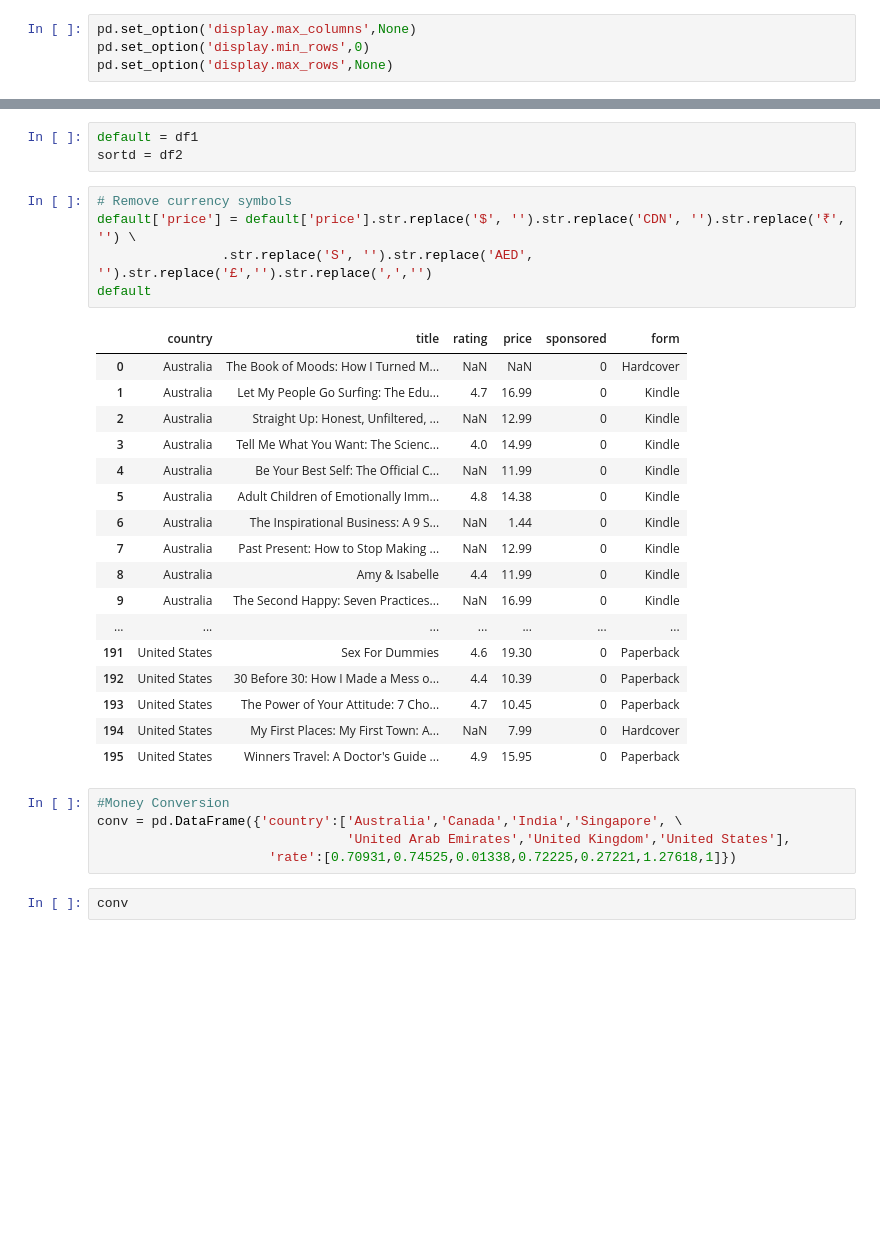
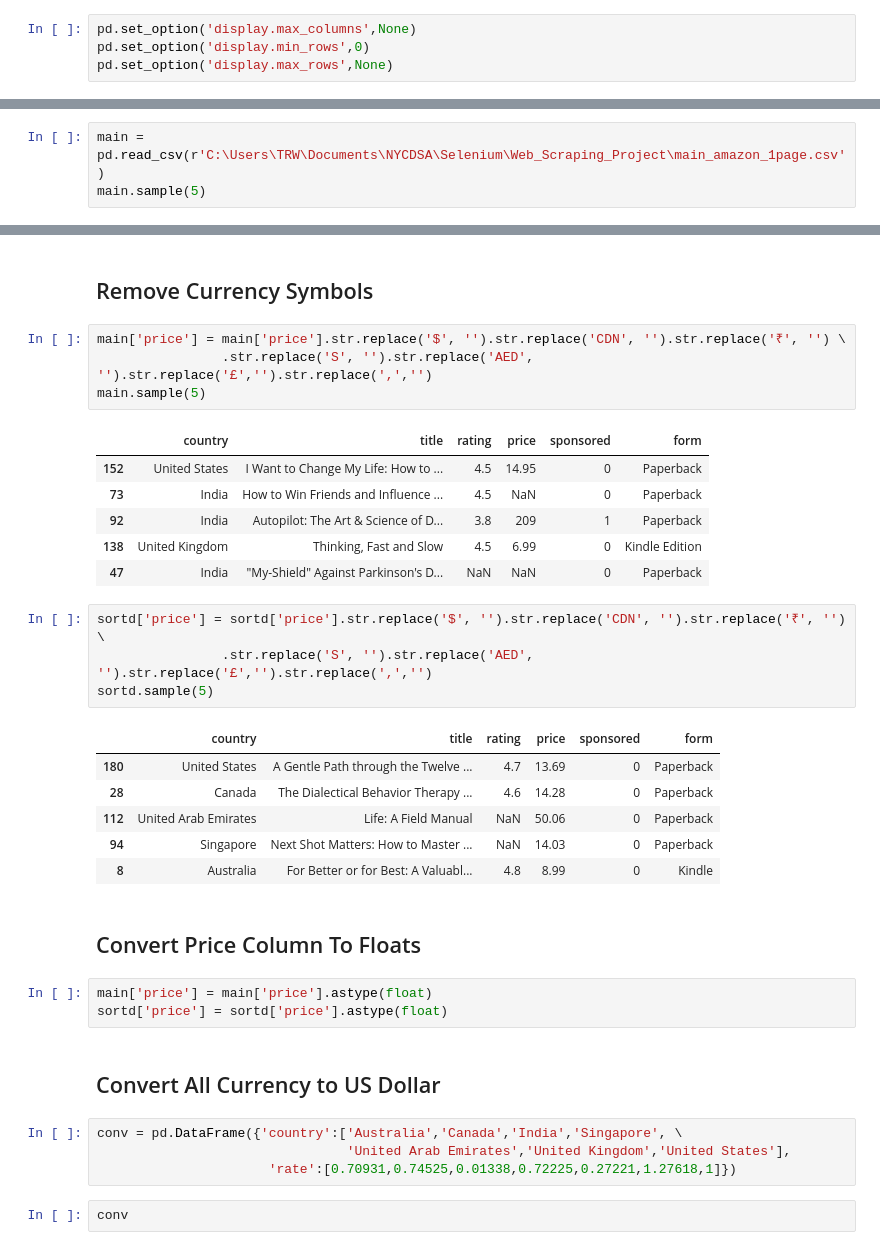
Before and after one commit to TyroneWilkinson/Scraping-Amazon, a Jupyter notebook: Amazon Data (Small).ipynb, the cells around one changed output, grey strips where cells are left out. Cells and saved outputs as stored; diff of their text form; blank space fills up the shorter version.

```diff
--- a/Amazon Data (Small).ipynb
+++ b/Amazon Data (Small).ipynb
@@ -7,0 +10,3 @@ pd.set_option('display.max_rows',None)
+# %%
+main = pd.read_csv(r'C:\Users\TRW\Documents\NYCDSA\Selenium\Web_Scraping_Project\main_amazon_1page.csv')
+main.sample(5)
@@ -44,31 +31,35 @@ df2
-# %%
-default = df1
-sortd = df2
+# %% [markdown]
+## Remove Currency Symbols
 # %%
-# Remove currency symbols
-default['price'] = default['price'].str.replace('$', '').str.replace('CDN', '').str.replace('₹', '') \
+main['price'] = main['price'].str.replace('$', '').str.replace('CDN', '').str.replace('₹', '') \
                 .str.replace('S', '').str.replace('AED', '').str.replace('£','').str.replace(',','')
-default
+main.sample(5)
 # %% [output]
 |  | country | title | rating | price | sponsored | form |
-| 0 | Australia | The Book of Moods: How I Turned M... | NaN | NaN | 0 | Hardcover |
-| 1 | Australia | Let My People Go Surfing: The Edu... | 4.7 | 16.99 | 0 | Kindle |
-| 2 | Australia | Straight Up: Honest, Unfiltered, ... | NaN | 12.99 | 0 | Kindle |
-| 3 | Australia | Tell Me What You Want: The Scienc... | 4.0 | 14.99 | 0 | Kindle |
-| 4 | Australia | Be Your Best Self: The Official C... | NaN | 11.99 | 0 | Kindle |
-| 5 | Australia | Adult Children of Emotionally Imm... | 4.8 | 14.38 | 0 | Kindle |
-| 6 | Australia | The Inspirational Business: A 9 S... | NaN | 1.44 | 0 | Kindle |
-| 7 | Australia | Past Present: How to Stop Making ... | NaN | 12.99 | 0 | Kindle |
-| 8 | Australia | Amy & Isabelle | 4.4 | 11.99 | 0 | Kindle |
-| 9 | Australia | The Second Happy: Seven Practices... | NaN | 16.99 | 0 | Kindle |
-| ... | ... | ... | ... | ... | ... | ... |
-| 191 | United States | Sex For Dummies | 4.6 | 19.30 | 0 | Paperback |
-| 192 | United States | 30 Before 30: How I Made a Mess o... | 4.4 | 10.39 | 0 | Paperback |
-| 193 | United States | The Power of Your Attitude: 7 Cho... | 4.7 | 10.45 | 0 | Paperback |
-| 194 | United States | My First Places: My First Town: A... | NaN | 7.99 | 0 | Hardcover |
-| 195 | United States | Winners Travel: A Doctor's Guide ... | 4.9 | 15.95 | 0 | Paperback |
+| 152 | United States | I Want to Change My Life: How to ... | 4.5 | 14.95 | 0 | Paperback |
+| 73 | India | How to Win Friends and Influence ... | 4.5 | NaN | 0 | Paperback |
+| 92 | India | Autopilot: The Art & Science of D... | 3.8 | 209 | 1 | Paperback |
+| 138 | United Kingdom | Thinking, Fast and Slow | 4.5 | 6.99 | 0 | Kindle Edition |
+| 47 | India | "My-Shield" Against Parkinson's D... | NaN | NaN | 0 | Paperback |
+# %%
+sortd['price'] = sortd['price'].str.replace('$', '').str.replace('CDN', '').str.replace('₹', '') \
+                .str.replace('S', '').str.replace('AED', '').str.replace('£','').str.replace(',','')
+sortd.sample(5)
+# %% [output]
+|  | country | title | rating | price | sponsored | form |
+| 180 | United States | A Gentle Path through the Twelve ... | 4.7 | 13.69 | 0 | Paperback |
+| 28 | Canada | The Dialectical Behavior Therapy ... | 4.6 | 14.28 | 0 | Paperback |
+| 112 | United Arab Emirates | Life: A Field Manual | NaN | 50.06 | 0 | Paperback |
+| 94 | Singapore | Next Shot Matters: How to Master ... | NaN | 14.03 | 0 | Paperback |
+| 8 | Australia | For Better or for Best: A Valuabl... | 4.8 | 8.99 | 0 | Kindle |
+# %% [markdown]
+## Convert Price Column To Floats
+# %%
+main['price'] = main['price'].astype(float)
+sortd['price'] = sortd['price'].astype(float)
+# %% [markdown]
+## Convert All Currency to US Dollar
 # %%
-#Money Conversion
 conv = pd.DataFrame({'country':['Australia','Canada','India','Singapore', \
                                 'United Arab Emirates','United Kingdom','United States'],
                       'rate':[0.70931,0.74525,0.01338,0.72225,0.27221,1.27618,1]})
```
Also changed, not shown: parts of 51 cells of this notebook, 3 other files.
